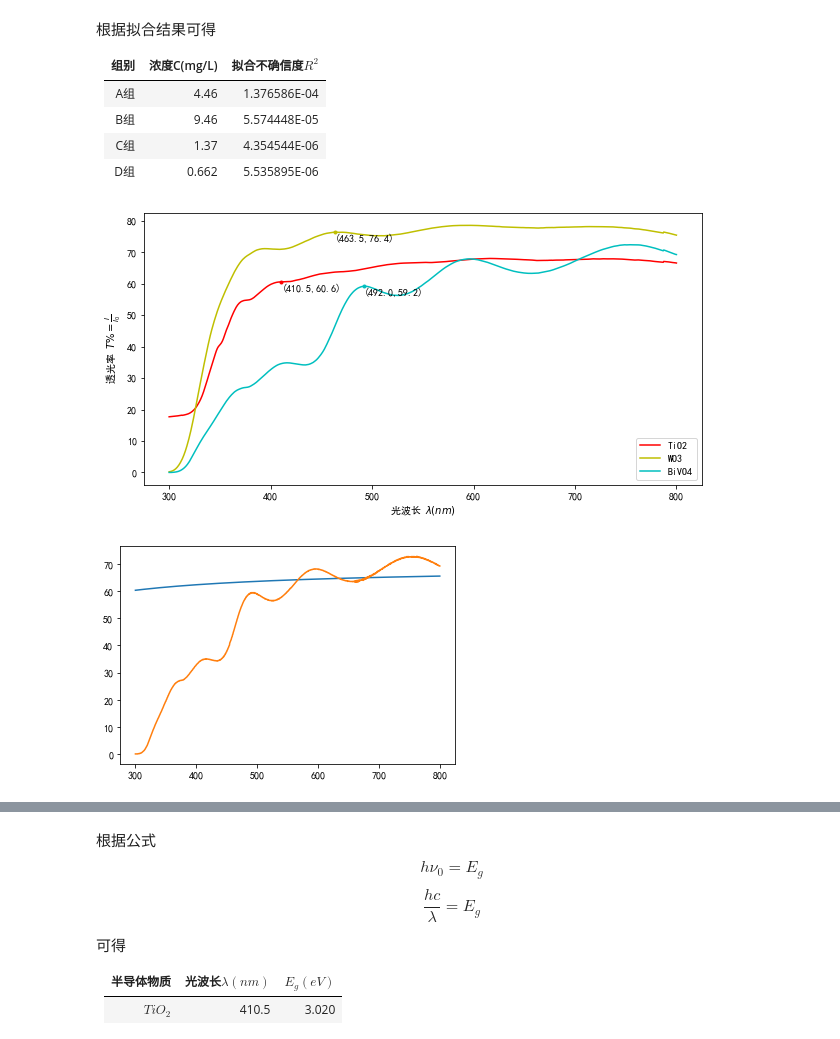
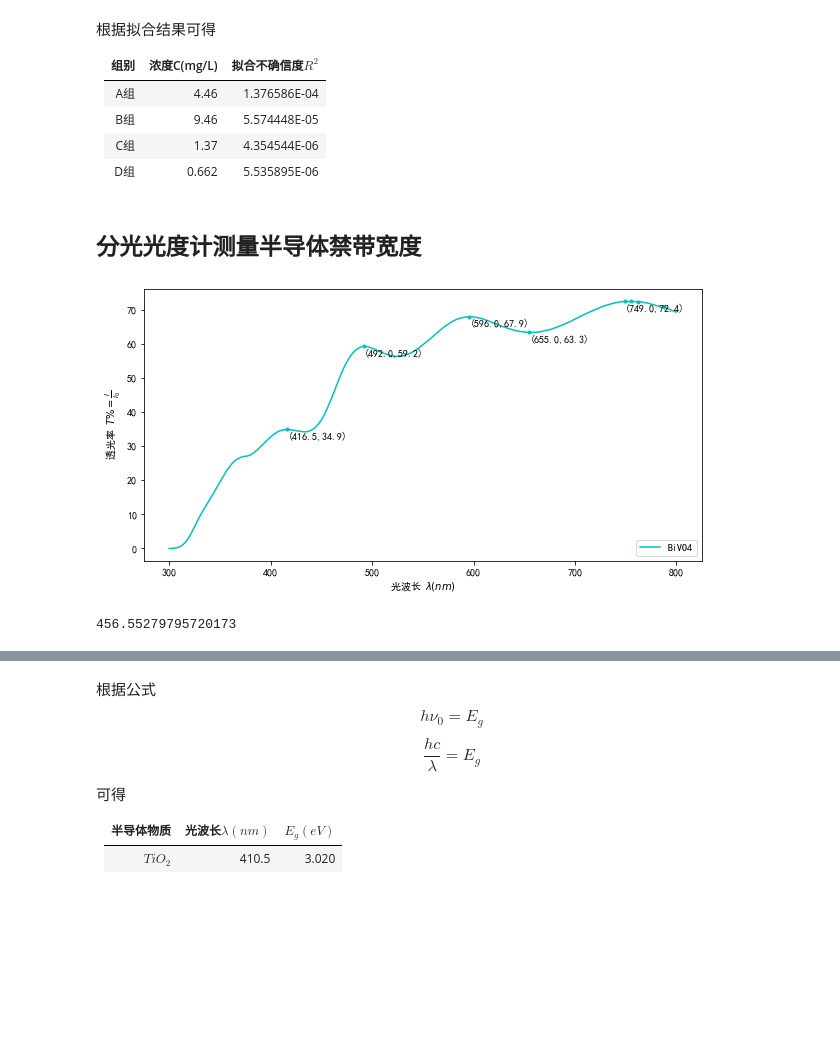
Before and after one commit to tsaihsiaoyi/Jupyter, a Jupyter notebook: Experimental_data/test.ipynb, the cells around one changed output, grey strips where cells are left out. Drawn from its saved outputs; the diff is of its cells as text; code cells hidden in the pictures; blank space fills up the shorter version.

```diff
--- a/Experimental_data/test.ipynb
+++ b/Experimental_data/test.ipynb
@@ -68,6 +69,8 @@ plt.show()
 |B组|9.46|5.574448E-05|
 |C组|1.37|4.354544E-06|
 |D组|0.662|5.535895E-06|
+# %% [markdown]
+## 分光光度计测量半导体禁带宽度
 # %%
 TiO2=pd.read_csv('TiO2.csv',usecols=[0,1])
 WO3=pd.read_csv('WO3.csv',usecols=[0,1])
@@ -77,31 +80,32 @@ name_lis_2=['TiO2','WO3','BiVO4']
 # %%
 plt.figure(figsize=[10,5])
 plt.xlabel(r'光波长 $\lambda(nm)$')
 plt.ylabel(r'透光率 $T\%=\frac{I}{I_0}$')
 result={}
-for i in range(3):
+for i in range(2,3):
     xy=data_lis_2[i].values.T
     x=xy[0]
     y=signal.savgol_filter(xy[1],53,10)
-    peaks=signal.find_peaks(y,prominence=0.01)
-    peaks_x=[x[i] for i in peaks[0]][-2]
-    peaks_y=[y[i] for i in peaks[0]][-2]
+    peaks=signal.find_peaks(y,prominence=0.005)
+    peaks_x=[x[i] for i in peaks[0]]
+    peaks_y=[y[i] for i in peaks[0]]
     result[name_lis_2[i]]=peaks_x
     plt.plot(peaks_x,peaks_y,'.',color=color[i])
     plt.plot(x,y,color=color[i],label=name_lis_2[i])
-    plt.text(peaks_x,peaks_y-3,s='('+str('%.1f'%peaks_x)+','+str('%.1f'%peaks_y)+')')
+    for i in range(3,len(peaks_x)):
+        plt.text(peaks_x[i],peaks_y[i]-3,s='('+str('%.1f'%peaks_x[i])+','+str('%.1f'%peaks_y[i])+')')
+    #plt.text(peaks_x,peaks_y-3,s='('+str('%.1f'%peaks_x)+','+str('%.1f'%peaks_y)+')')
 plt.legend(loc=4)
 plt.show()
 # %% [output]
-[figure, old version]
+[figure, new version]
-# %%
-real=BiVO4.values.T
-n2,k,d=2.5,1e-2,300
-r=((1-n2)**2+k**2)/((1+n2)**2+k**2)
-a=4*np.pi*k/real[0]
-t=((1-r)**2*np.exp(-a*d))/(1-r**2*np.exp(-2*a*d))*100
-plt.plot(real[0],t)
-plt.plot(real[0],real[1])
-plt.show()
-# %% [output]
-[figure, removed]
+# %%
+lambda1=492
+lambda2=596
+lambda3=749
+d1=lambda1*lambda2/(2*np.pi*(lambda2-lambda1))
+d2=lambda2*lambda3/(2*np.pi*(lambda3-lambda2))
+d_avg=np.average([d1,d2])
+d_avg
+# %% [output]
+456.55279795720173
```
Also changed, not shown: parts of 3 cells of this notebook.
